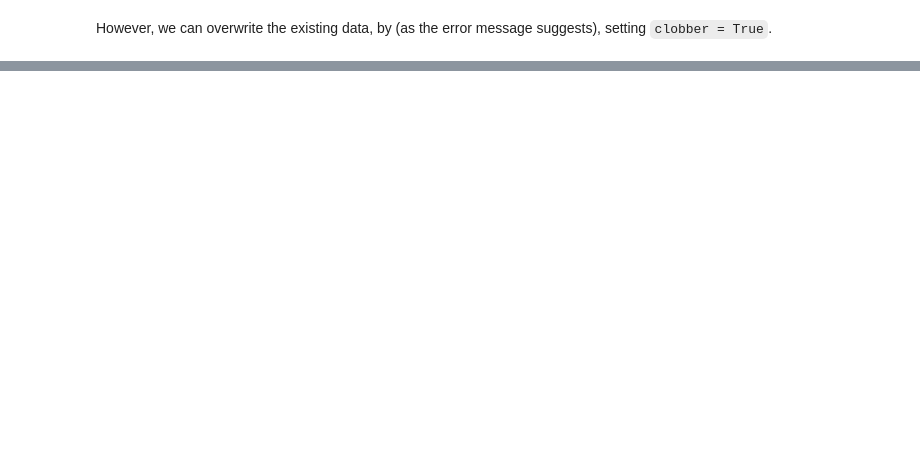
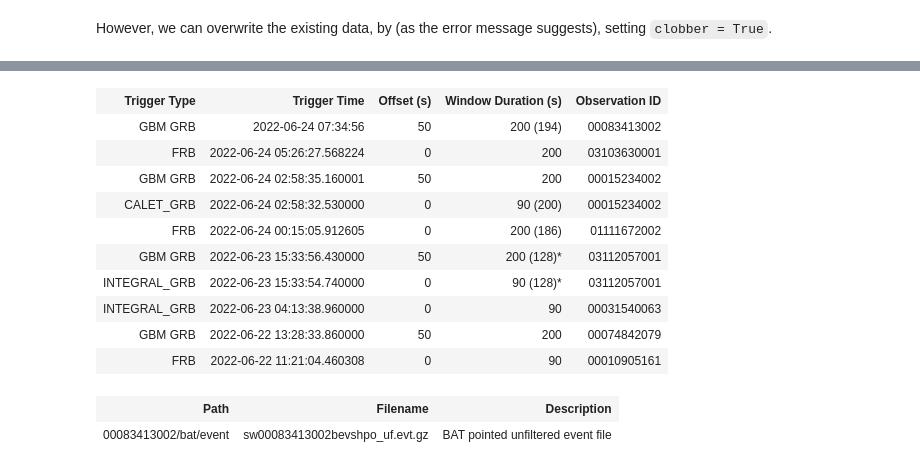
Before and after one commit to Swift-SOT/swifttools, a Jupyter notebook: examples/Swift_Data Example Notebook.ipynb, the cells around one changed output, grey strips where cells are left out. Saved outputs shown, nothing was run; the diff lists cells and outputs as text; code cells hidden in the pictures; blank space fills up the shorter version.

Commit message:
Update to swift_too 1.2.14. This update includes a fix for a missing parameter in `Data` and also support for downloading only files matching unix filename patterns with `Data`.

```diff
--- a/examples/Swift_Data Example Notebook.ipynb
+++ b/examples/Swift_Data Example Notebook.ipynb
@@ -171,0 +188,25 @@ Downloading 17 files...
+# %%
+from swifttools.swift_too import GUANO
+
+g = GUANO(limit=10)
+g
+# %% [output]
+| Trigger Type | Trigger Time | Offset (s) | Window Duration (s) | Observation ID |
+| GBM GRB | 2022-06-24 07:34:56 | 50 | 200 (194) | 00083413002 |
+| FRB | 2022-06-24 05:26:27.568224 | 0 | 200 | 03103630001 |
+| GBM GRB | 2022-06-24 02:58:35.160001 | 50 | 200 | 00015234002 |
+| CALET_GRB | 2022-06-24 02:58:32.530000 | 0 | 90 (200) | 00015234002 |
+| FRB | 2022-06-24 00:15:05.912605 | 0 | 200 (186) | 01111672002 |
+| GBM GRB | 2022-06-23 15:33:56.430000 | 50 | 200 (128)* | 03112057001 |
+| INTEGRAL_GRB | 2022-06-23 15:33:54.740000 | 0 | 90 (128)* | 03112057001 |
+| INTEGRAL_GRB | 2022-06-23 04:13:38.960000 | 0 | 90 | 00031540063 |
+| GBM GRB | 2022-06-22 13:28:33.860000 | 50 | 200 | 00074842079 |
+| FRB | 2022-06-22 11:21:04.460308 | 0 | 90 | 00010905161 |
+# %%
+Data(obsid=g[0].obsid,
+     bat=True,
+     match='*.evt*',
+     fetch=False)
+# %% [output]
+| Path | Filename | Description |
+| 00083413002/bat/event | sw00083413002bevshpo_uf.evt.gz | BAT pointed unfiltered event file |
```
Also changed, not shown: parts of 13 cells of this notebook, 5 other files.
